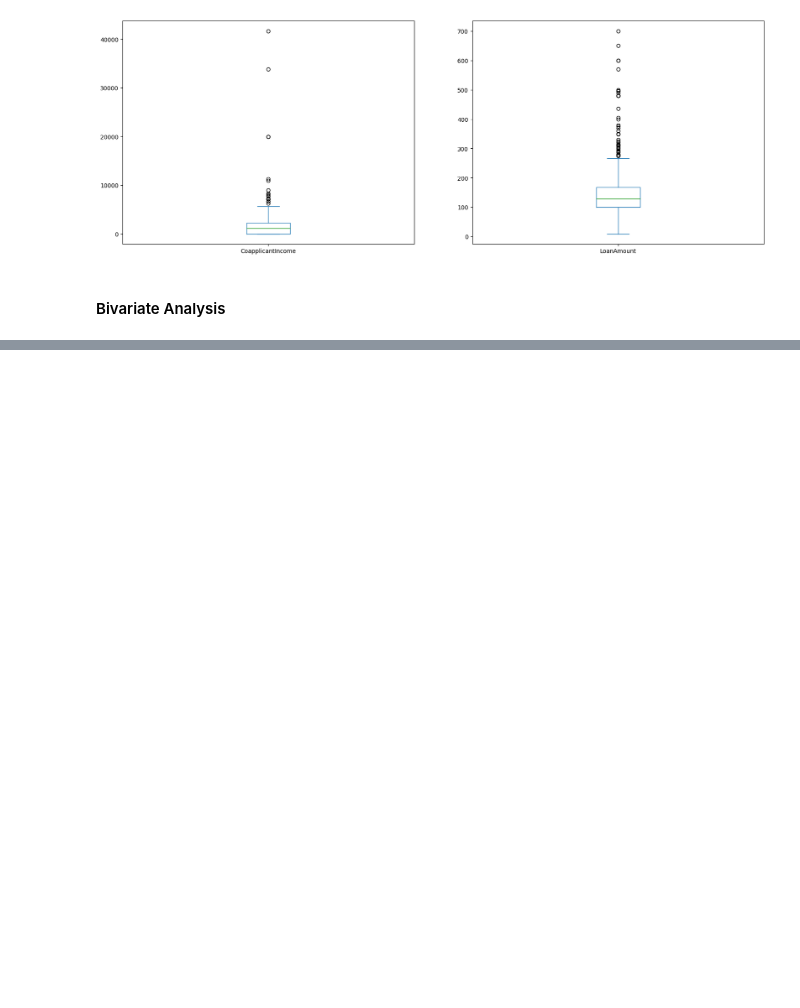
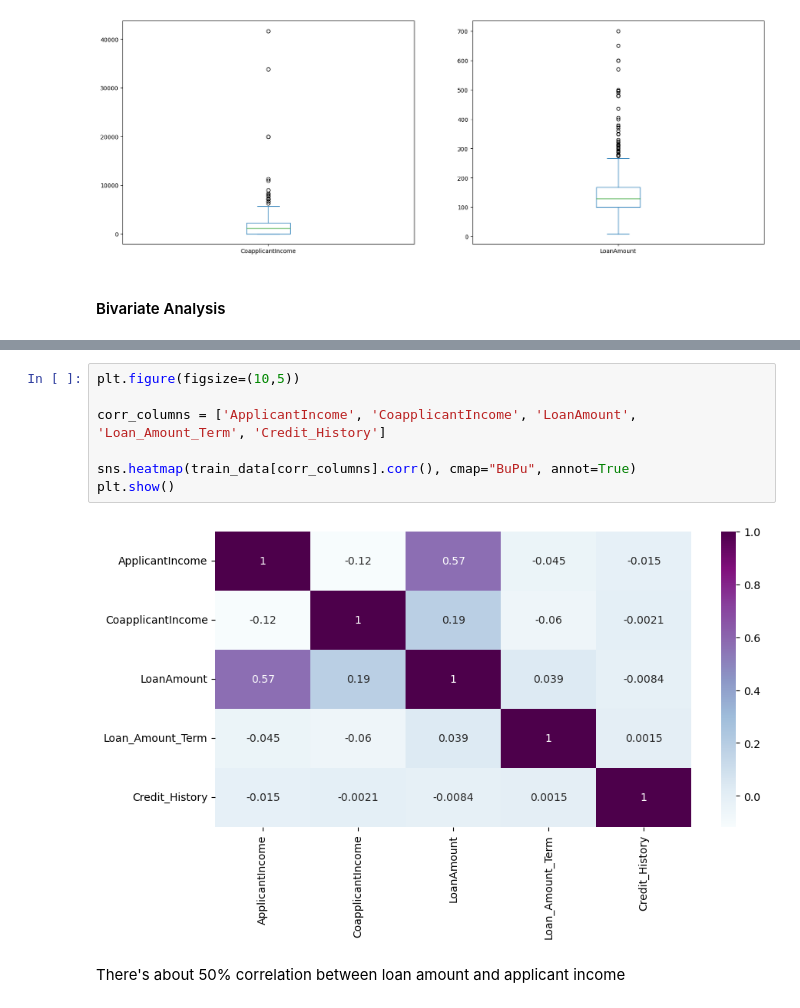
Before and after one commit to nedu10/Regression-and-Classification, a Jupyter notebook: Classification/Load Prediction/main.ipynb, the cells around one changed output, grey strips where cells are left out. Saved outputs shown, nothing was run; the diff lists cells and outputs as text; blank space fills up the shorter version.

Commit message:
check correlation of features

```diff
--- a/Classification/Load Prediction/main.ipynb
+++ b/Classification/Load Prediction/main.ipynb
@@ -146,0 +189,11 @@ plt.show()
+# %%
+plt.figure(figsize=(10,5))
+
+corr_columns = ['ApplicantIncome', 'CoapplicantIncome', 'LoanAmount', 'Loan_Amount_Term', 'Credit_History']
+
+sns.heatmap(train_data[corr_columns].corr(), cmap="BuPu", annot=True)
+plt.show()
+# %% [output]
+[figure, added]
+# %% [markdown]
+There's about 50% correlation between loan amount and applicant income
```
Also changed, not shown: parts of 3 cells of this notebook.
